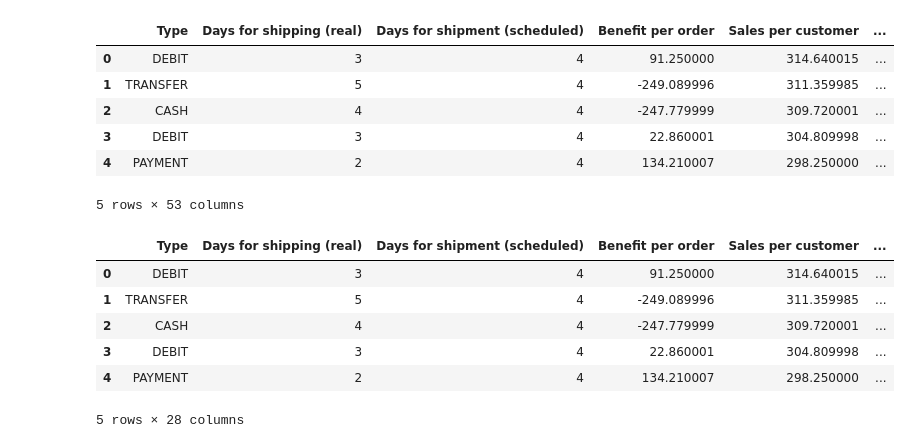
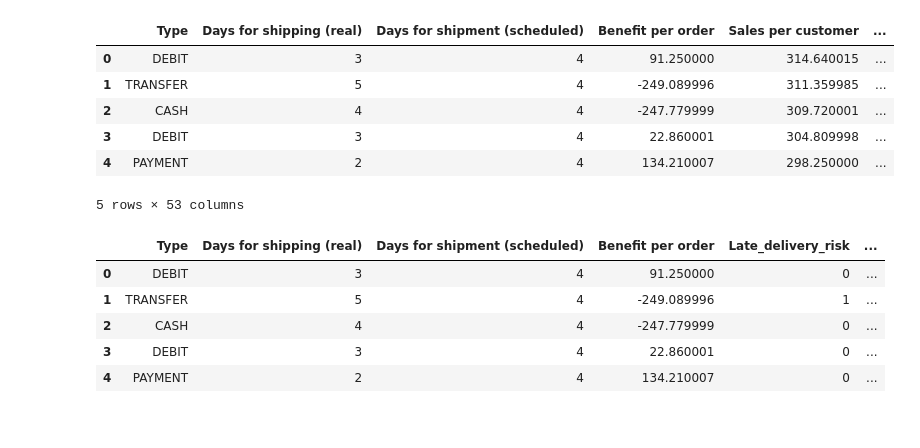
Before and after one commit to amonjaras/Team08_DataCo_SC_Data_Analysis, a Jupyter notebook: ML_code.ipynb, the cells around one changed output. Cells and saved outputs as stored; diff of their text form; code cells hidden in the pictures.

```diff
--- a/ML_code.ipynb
+++ b/ML_code.ipynb
@@ -21,14 +22,14 @@ supply_chain_df.head()
 # %%
 #Remove un-needed columns
 supply_chain_clean_df = supply_chain_df.drop(columns=["Customer Email","Customer Fname","Category Id","Customer Lname","Customer Password","Customer City","Customer Id","Customer Street","Customer Zipcode",
                                                       "Latitude","Longitude","Department Id","Department Name","Order Customer Id","Order Id","Order Item Cardprod Id","Order Item Product Price","Order Item Discount",
-                                                     "Product Card Id","Product Category Id","Product Description","Product Name","Product Price","Product Image","Order Zipcode"])
+                                                     "Product Card Id","Product Category Id","Product Description","Product Name","Product Price","Product Image","Order Zipcode","Sales per customer","Delivery Status",
+                                                     "Order City","Order Item Discount Rate","Sales","Order Status","Product Status","order date (DateOrders)","shipping date (DateOrders)"])
 supply_chain_clean_df.head()
 # %% [output]
-|  | Type | Days for shipping (real) | Days for shipment (scheduled) | Benefit per order | Sales per customer | ... |
-| 0 | DEBIT | 3 | 4 | 91.250000 | 314.640015 | ... |
-| 1 | TRANSFER | 5 | 4 | -249.089996 | 311.359985 | ... |
-| 2 | CASH | 4 | 4 | -247.779999 | 309.720001 | ... |
-| 3 | DEBIT | 3 | 4 | 22.860001 | 304.809998 | ... |
-| 4 | PAYMENT | 2 | 4 | 134.210007 | 298.250000 | ... |
+|  | Type | Days for shipping (real) | Days for shipment (scheduled) | Benefit per order | Late_delivery_risk | ... |
+| 0 | DEBIT | 3 | 4 | 91.250000 | 0 | ... |
+| 1 | TRANSFER | 5 | 4 | -249.089996 | 1 | ... |
+| 2 | CASH | 4 | 4 | -247.779999 | 0 | ... |
+| 3 | DEBIT | 3 | 4 | 22.860001 | 0 | ... |
+| 4 | PAYMENT | 2 | 4 | 134.210007 | 0 | ... |
-5 rows × 28 columns
```
Also changed, not shown: parts of 16 cells of this notebook.
